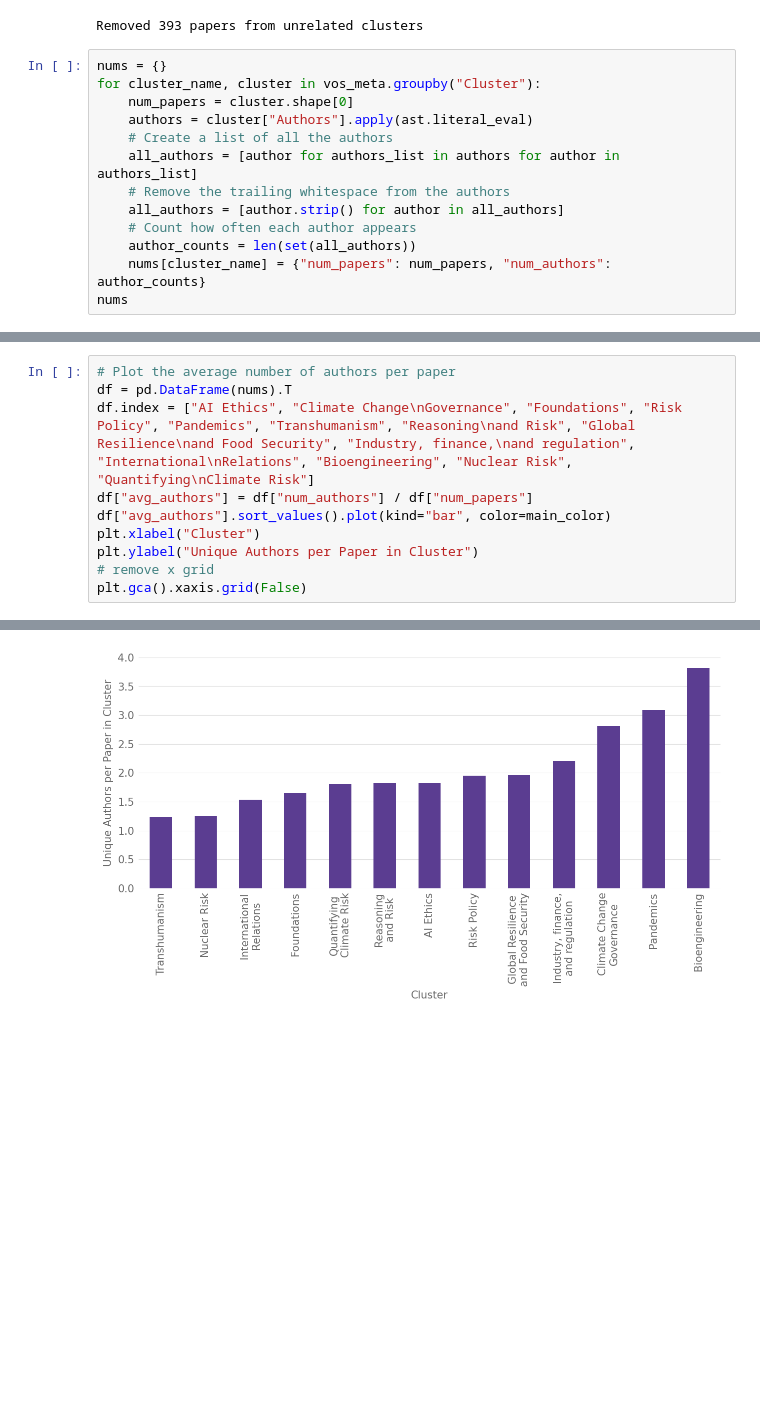
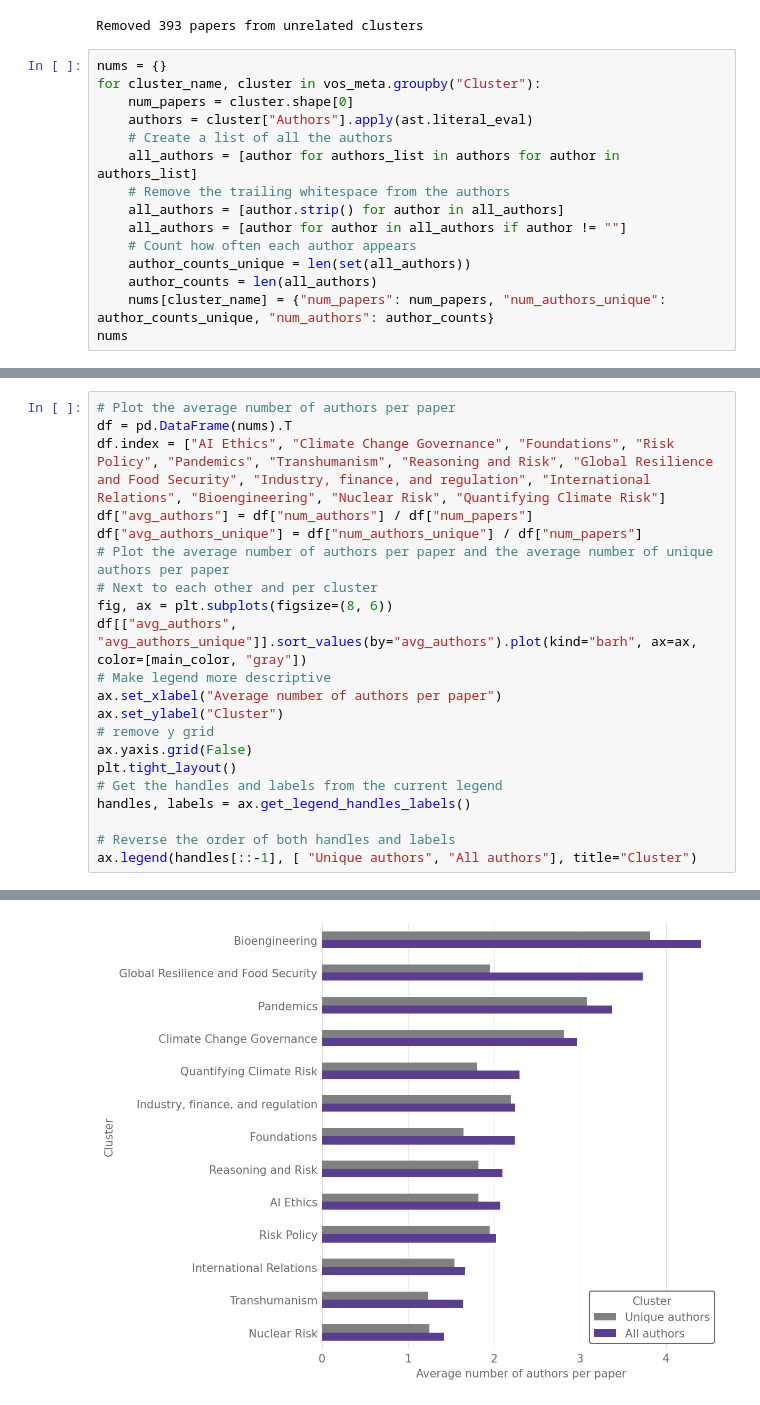
Before and after one commit to florianjehn/bibliometrics, a Jupyter notebook: scripts/cluster_visualization.ipynb, the cells around one changed output, grey strips where cells are left out. Saved outputs shown, nothing was run; the diff lists cells and outputs as text; blank space fills up the shorter version.

Commit message:
Updated plots

```diff
--- a/scripts/cluster_visualization.ipynb
+++ b/scripts/cluster_visualization.ipynb
@@ -36,8 +39,10 @@ for cluster_name, cluster in vos_meta.groupby("Cluster"):
     all_authors = [author for authors_list in authors for author in authors_list]
     # Remove the trailing whitespace from the authors
     all_authors = [author.strip() for author in all_authors]
+    all_authors = [author for author in all_authors if author != ""]
     # Count how often each author appears
-    author_counts = len(set(all_authors))
-    nums[cluster_name] = {"num_papers": num_papers, "num_authors": author_counts}
+    author_counts_unique = len(set(all_authors))
+    author_counts = len(all_authors)
+    nums[cluster_name] = {"num_papers": num_papers, "num_authors_unique": author_counts_unique, "num_authors": author_counts}
 nums
 # %% [output]
@@ -57,11 +62,22 @@ nums
 # %%
 # Plot the average number of authors per paper
 df = pd.DataFrame(nums).T
-df.index = ["AI Ethics", "Climate Change\nGovernance", "Foundations", "Risk Policy", "Pandemics", "Transhumanism", "Reasoning\nand Risk", "Global Resilience\nand Food Security", "Industry, finance,\nand regulation", "International\nRelations", "Bioengineering", "Nuclear Risk", "Quantifying\nClimate Risk"]
+df.index = ["AI Ethics", "Climate Change Governance", "Foundations", "Risk Policy", "Pandemics", "Transhumanism", "Reasoning and Risk", "Global Resilience and Food Security", "Industry, finance, and regulation", "International Relations", "Bioengineering", "Nuclear Risk", "Quantifying Climate Risk"]
 df["avg_authors"] = df["num_authors"] / df["num_papers"]
-df["avg_authors"].sort_values().plot(kind="bar", color=main_color)
-plt.xlabel("Cluster")
-plt.ylabel("Unique Authors per Paper in Cluster")
-# remove x grid
-plt.gca().xaxis.grid(False)
+df["avg_authors_unique"] = df["num_authors_unique"] / df["num_papers"]
+# Plot the average number of authors per paper and the average number of unique authors per paper
+# Next to each other and per cluster
+fig, ax = plt.subplots(figsize=(8, 6))
+df[["avg_authors", "avg_authors_unique"]].sort_values(by="avg_authors").plot(kind="barh", ax=ax, color=[main_color, "gray"])
+# Make legend more descriptive
+ax.set_xlabel("Average number of authors per paper")
+ax.set_ylabel("Cluster")
+# remove y grid
+ax.yaxis.grid(False)
+plt.tight_layout()
+# Get the handles and labels from the current legend
+handles, labels = ax.get_legend_handles_labels()
+
+# Reverse the order of both handles and labels
+ax.legend(handles[::-1], [ "Unique authors", "All authors"], title="Cluster")
 # %% [output]
@@ -68 +85 @@ plt.gca().xaxis.grid(False)
-[figure, old version]
+[figure, new version]
```
Also changed, not shown: parts of 4 cells of this notebook, 5 other files.
